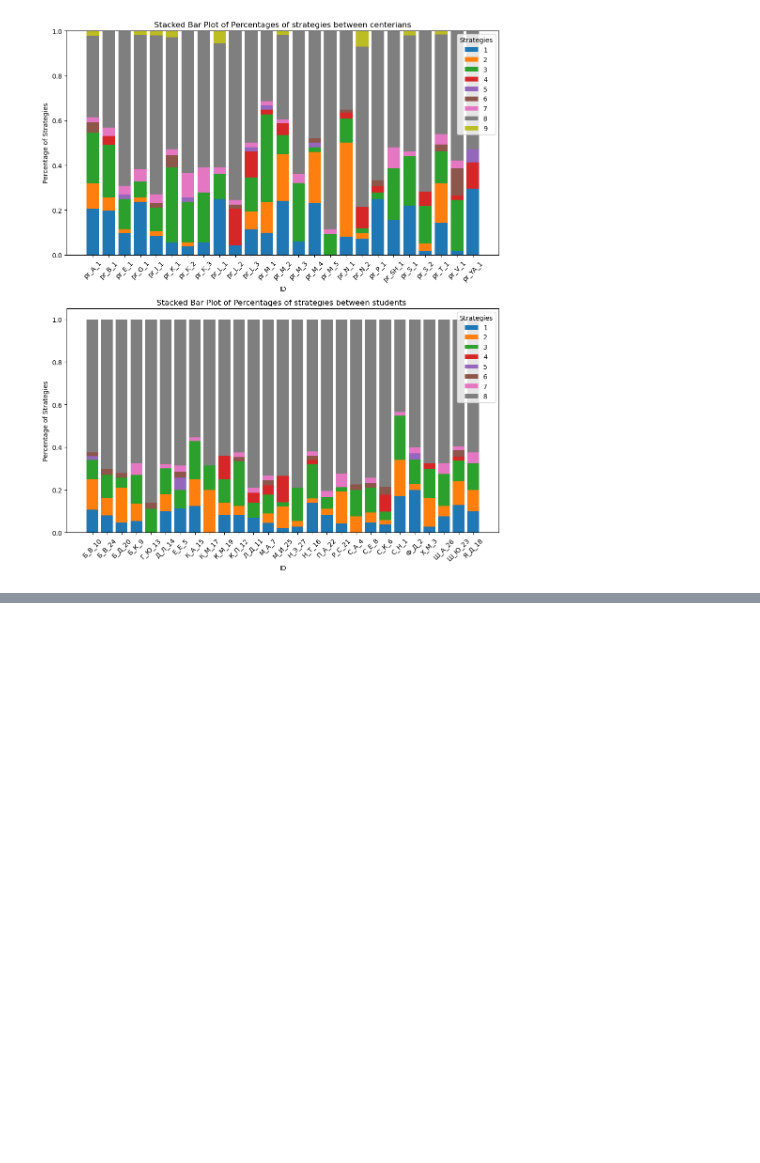
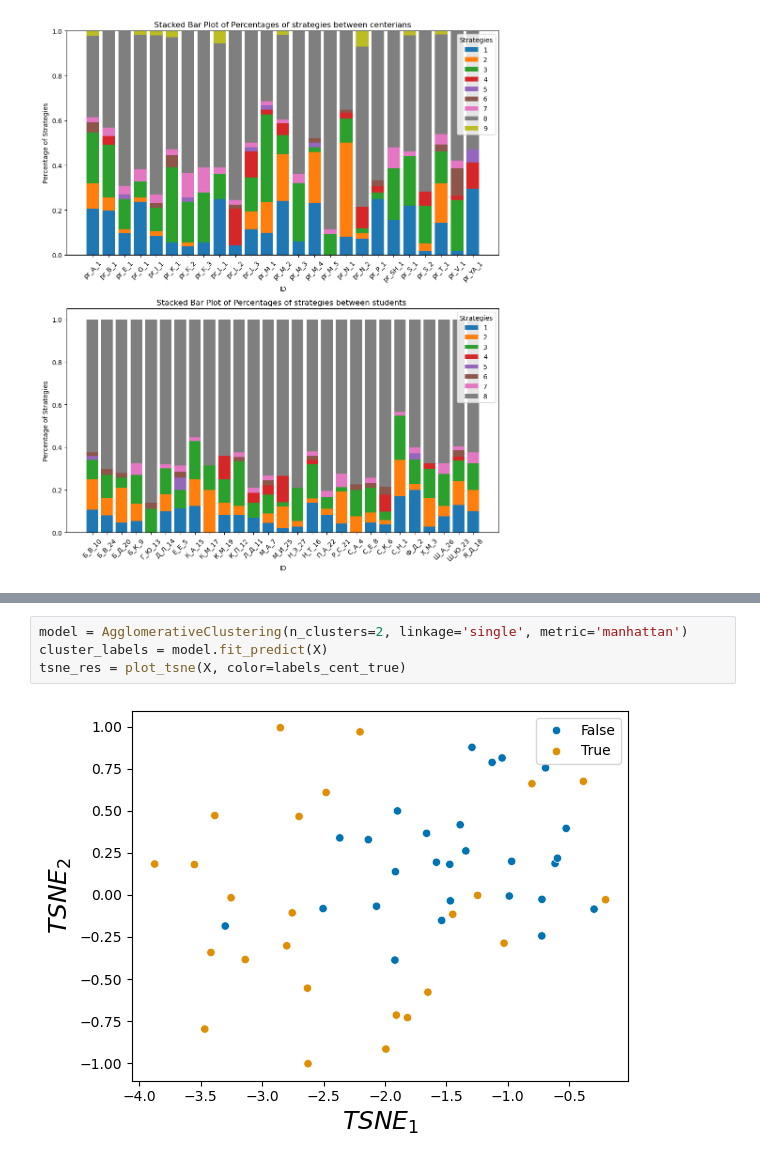
Before and after one commit to Aryunaa/Linguistics, a Jupyter notebook: pos_febr/analysis.ipynb, the cells around one changed output, grey strips where cells are left out. Drawn from its saved outputs; the diff is of its cells as text; blank space fills up the shorter version.

Commit message:
clustering

```diff
--- a/pos_febr/analysis.ipynb
+++ b/pos_febr/analysis.ipynb
@@ -302,0 +524,6 @@ plt.show()
+# %%
+model = AgglomerativeClustering(n_clusters=2, linkage='single', metric='manhattan')
+cluster_labels = model.fit_predict(X)
+tsne_res = plot_tsne(X, color=labels_cent_true)
+# %% [output]
+[figure, added]
```
Also changed, not shown: parts of 20 cells of this notebook.
